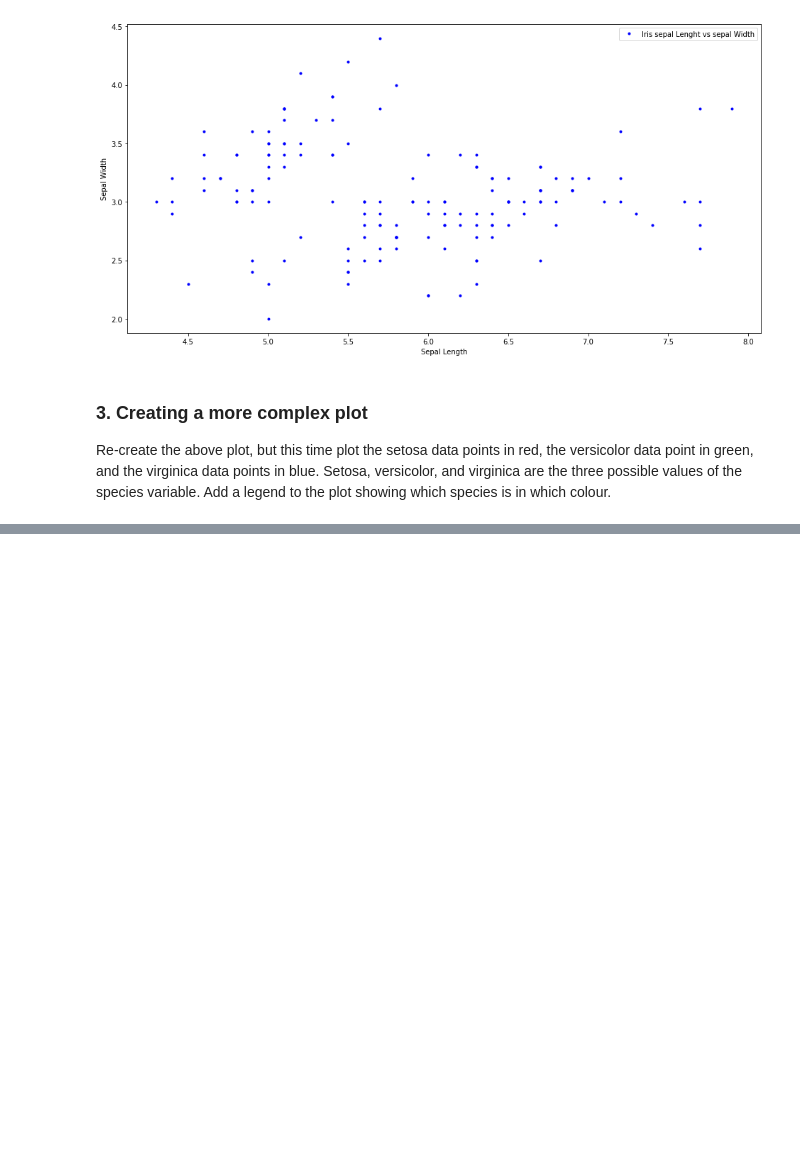
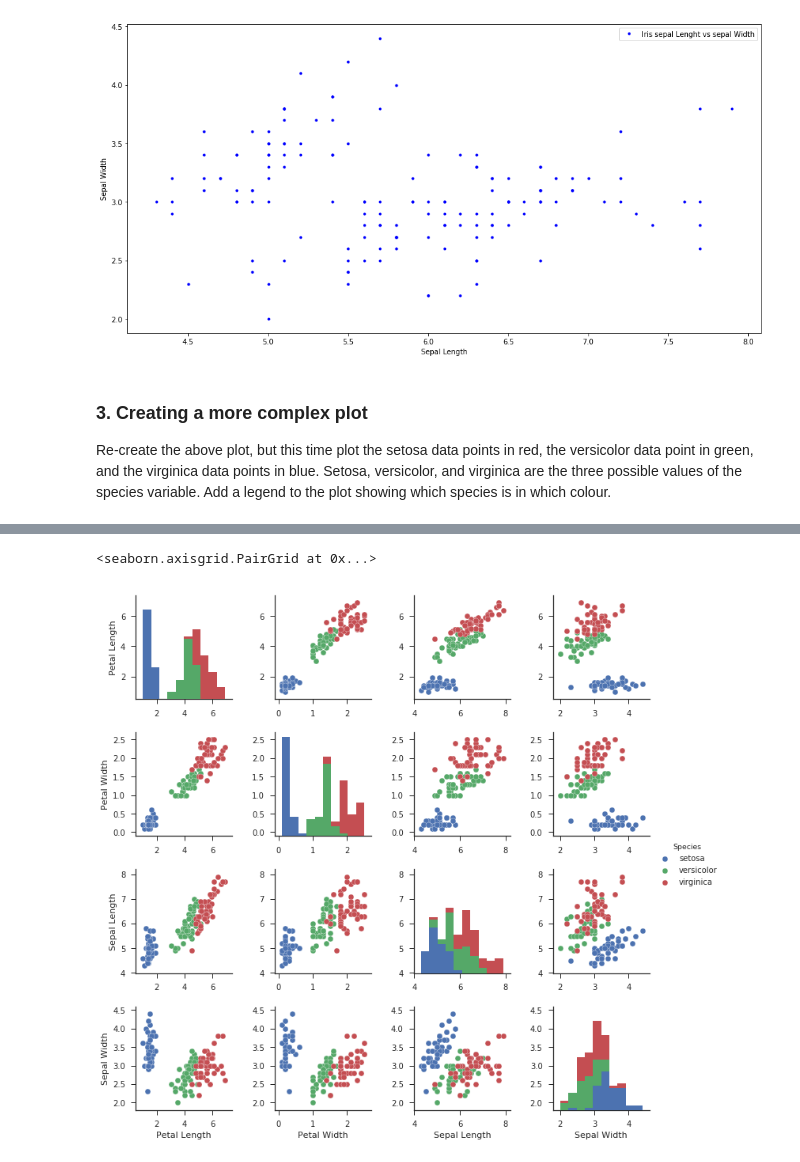
Before and after one commit to rndmized/iris-dataset-representation, a Jupyter notebook: Iris-Dataset-Notebook.ipynb, the cells around one changed output, grey strips where cells are left out. Drawn from its saved outputs; the diff is of its cells as text; code cells hidden in the pictures; blank space fills up the shorter version.

Commit message:
Added Seaborn scatterplot

```diff
--- a/Iris-Dataset-Notebook.ipynb
+++ b/Iris-Dataset-Notebook.ipynb
@@ -96,7 +96,20 @@ pl.show()
 # %%
 %matplotlib inline
-pl.rcParams['figure.figsize'] = (16.0, 8.0)
+# pl.rcParams['figure.figsize'] = (16.0, 8.0)
 
 import seaborn as sns
 import pandas as pd
 sns.set(style="ticks")
+
+#df = sns.load_dataset("iris")
+
+# df = pd.DataFrame()
+
+#
+
+df = pd.DataFrame(dict(zip(['Sepal Length', 'Sepal Width','Petal Length', 'Petal Width', 'Species'], [s_len, s_width, p_len, p_width, species])))
+
+sns.pairplot(df, hue="Species")
+# %% [output]
+<seaborn.axisgrid.PairGrid at 0x...>
+[figure, added]
```
Also changed, not shown: parts of 1 cell of this notebook.
